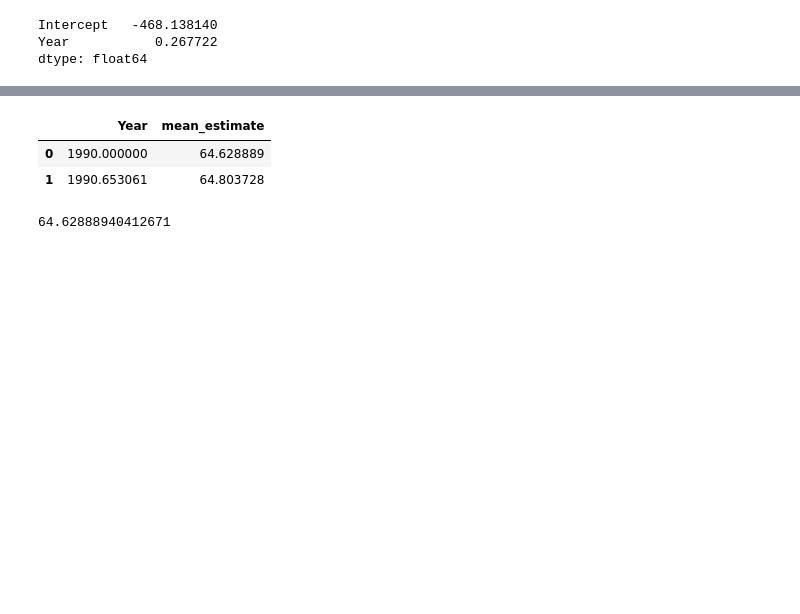
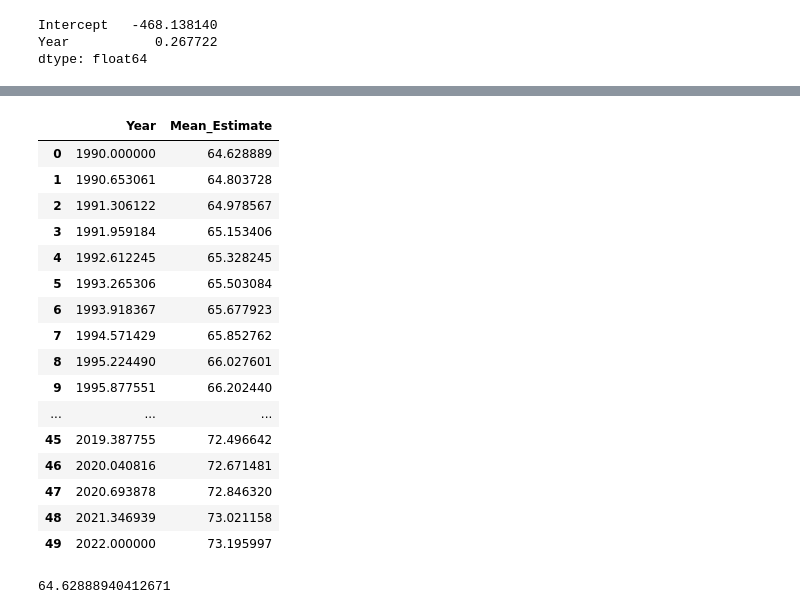
Before and after one commit to nss-data-science-cohort-8/un-linear-regression-JEFFDAVISJR, a Jupyter notebook: notebooks/UN_Linear_Regression.ipynb, the cells around one changed output, grey strips where cells are left out. Cells and saved outputs as stored; diff of their text form; code cells hidden in the pictures; blank space fills up the shorter version.

```diff
--- a/notebooks/UN_Linear_Regression.ipynb
+++ b/notebooks/UN_Linear_Regression.ipynb
@@ -95,15 +86,29 @@ dtype: float64
 # %%
 pred_df = pd.DataFrame(
     {
         'Year': np.linspace(start=gdp_le['Year'].min(), stop=gdp_le['Year'].max())
     }
 )
 
-pred_df['mean_estimate'] = lr_gdp_le.predict(pred_df)
+pred_df['Mean_Estimate'] = lr_gdp_le.predict(pred_df)
 
-pred_df.head(2)
+pred_df.head(50)
 # %% [output]
-|  | Year | mean_estimate |
+|  | Year | Mean_Estimate |
 | 0 | 1990.000000 | 64.628889 |
 | 1 | 1990.653061 | 64.803728 |
+| 2 | 1991.306122 | 64.978567 |
+| 3 | 1991.959184 | 65.153406 |
+| 4 | 1992.612245 | 65.328245 |
+| 5 | 1993.265306 | 65.503084 |
+| 6 | 1993.918367 | 65.677923 |
+| 7 | 1994.571429 | 65.852762 |
+| 8 | 1995.224490 | 66.027601 |
+| 9 | 1995.877551 | 66.202440 |
+| ... | ... | ... |
+| 45 | 2019.387755 | 72.496642 |
+| 46 | 2020.040816 | 72.671481 |
+| 47 | 2020.693878 | 72.846320 |
+| 48 | 2021.346939 | 73.021158 |
+| 49 | 2022.000000 | 73.195997 |
 # %%
```
Also changed, not shown: parts of 18 cells of this notebook.
